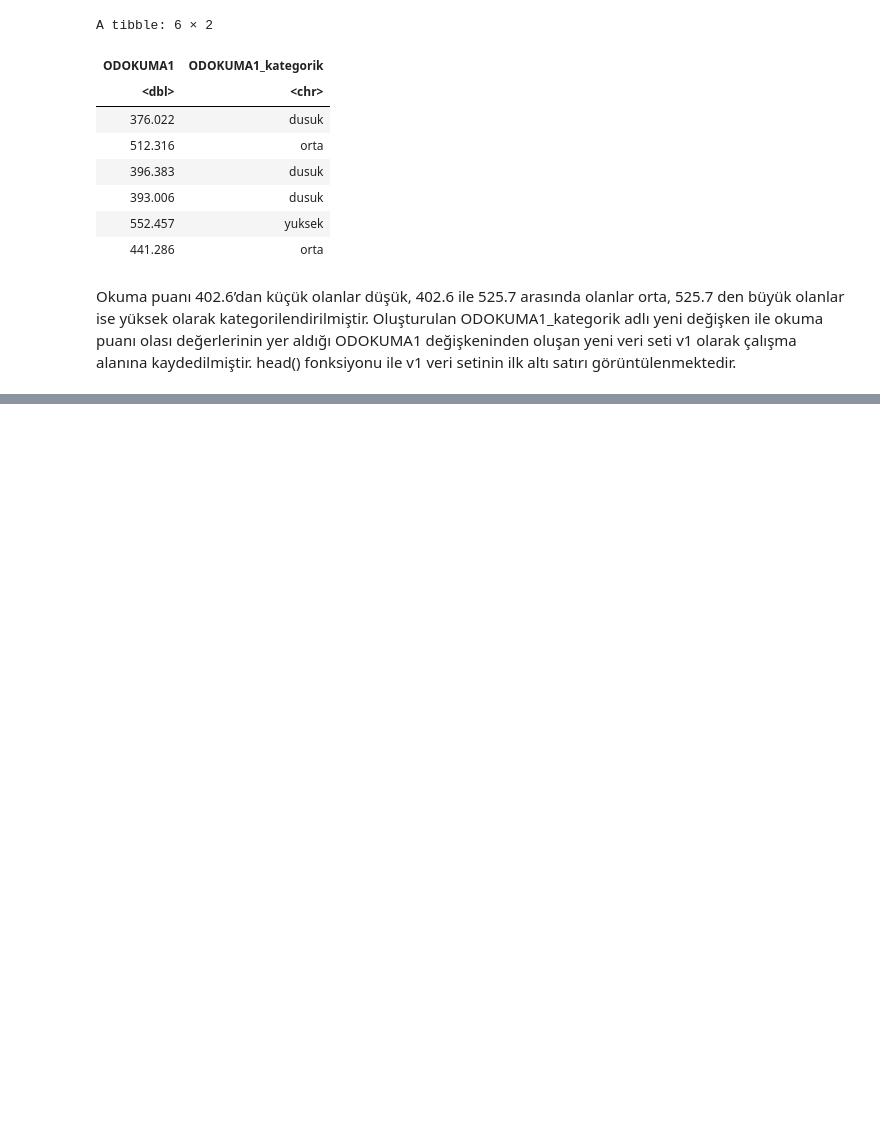
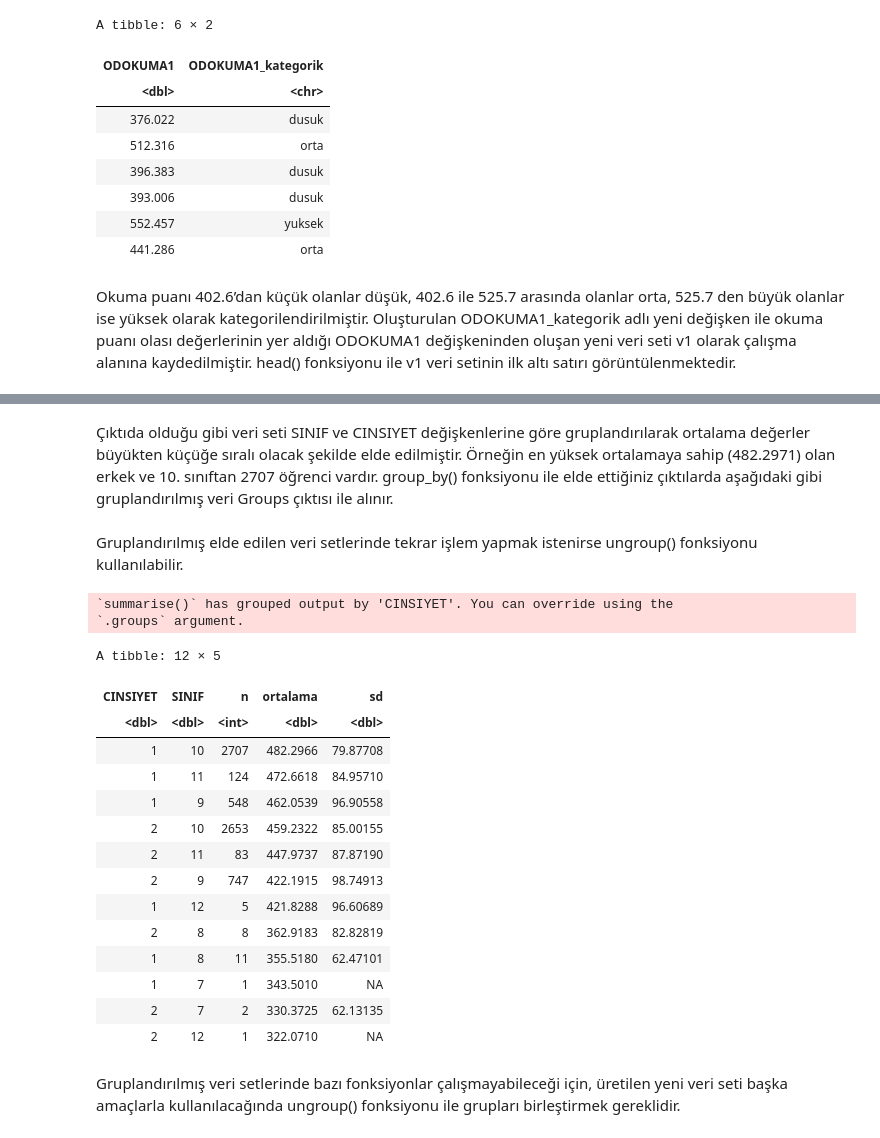
Before and after one commit to azem46/R_Colab_Handbook, a Jupyter notebook: R_Ders_12_Dplyr_Tekrar.ipynb, the cells around one changed output, grey strips where cells are left out. Saved outputs shown, nothing was run; the diff lists cells and outputs as text; code cells hidden in the pictures; blank space fills up the shorter version.

```diff
--- a/R_Ders_12_Dplyr_Tekrar.ipynb
+++ b/R_Ders_12_Dplyr_Tekrar.ipynb
@@ -574,0 +740,34 @@ Okuma puanı 402.6’dan küçük olanlar düşük, 402.6 ile 525.7 arasında ol
+# %% [markdown]
+Çıktıda olduğu gibi veri seti SINIF ve CINSIYET değişkenlerine göre gruplandırılarak ortalama değerler büyükten küçüğe sıralı olacak şekilde elde edilmiştir. Örneğin en yüksek ortalamaya sahip (482.2971) olan erkek ve 10. sınıftan 2707 öğrenci vardır. group_by() fonksiyonu ile elde ettiğiniz çıktılarda aşağıdaki gibi gruplandırılmış veri Groups çıktısı ile alınır.
+# %% [markdown]
+Gruplandırılmış elde edilen veri setlerinde tekrar işlem yapmak istenirse ungroup() fonksiyonu kullanılabilir.
+# %%
+midiPISA %>%
+  #CINSIYET ve SINIF değişkenlerine göre gruplara ayırma
+  group_by(CINSIYET,SINIF) %>%
+  # özetleyici bilgileri hesaplama
+  summarise(n = n(),ortalama=mean(ODOKUMA1),sd=sd(ODOKUMA1)) %>%
+  # gözlemleri ortalama değerleri büyükten küçüğe olacak şekilde sıralama
+  arrange(desc(ortalama)) %>%
+  # grupları birleştirme
+  ungroup()
+# %% [output]
+`summarise()` has grouped output by 'CINSIYET'. You can override using the
+`.groups` argument.
+A tibble: 12 × 5
+| CINSIYET | SINIF | n | ortalama | sd |
+| <dbl> | <dbl> | <int> | <dbl> | <dbl> |
+| 1 | 10 | 2707 | 482.2966 | 79.87708 |
+| 1 | 11 | 124 | 472.6618 | 84.95710 |
+| 1 | 9 | 548 | 462.0539 | 96.90558 |
+| 2 | 10 | 2653 | 459.2322 | 85.00155 |
+| 2 | 11 | 83 | 447.9737 | 87.87190 |
+| 2 | 9 | 747 | 422.1915 | 98.74913 |
+| 1 | 12 | 5 | 421.8288 | 96.60689 |
+| 2 | 8 | 8 | 362.9183 | 82.82819 |
+| 1 | 8 | 11 | 355.5180 | 62.47101 |
+| 1 | 7 | 1 | 343.5010 | NA |
+| 2 | 7 | 2 | 330.3725 | 62.13135 |
+| 2 | 12 | 1 | 322.0710 | NA |
+# %% [markdown]
+Gruplandırılmış veri setlerinde bazı fonksiyonlar çalışmayabileceği için, üretilen yeni veri seti başka amaçlarla kullanılacağında ungroup() fonksiyonu ile grupları birleştirmek gereklidir.
```
Also changed, not shown: parts of 92 cells of this notebook.
